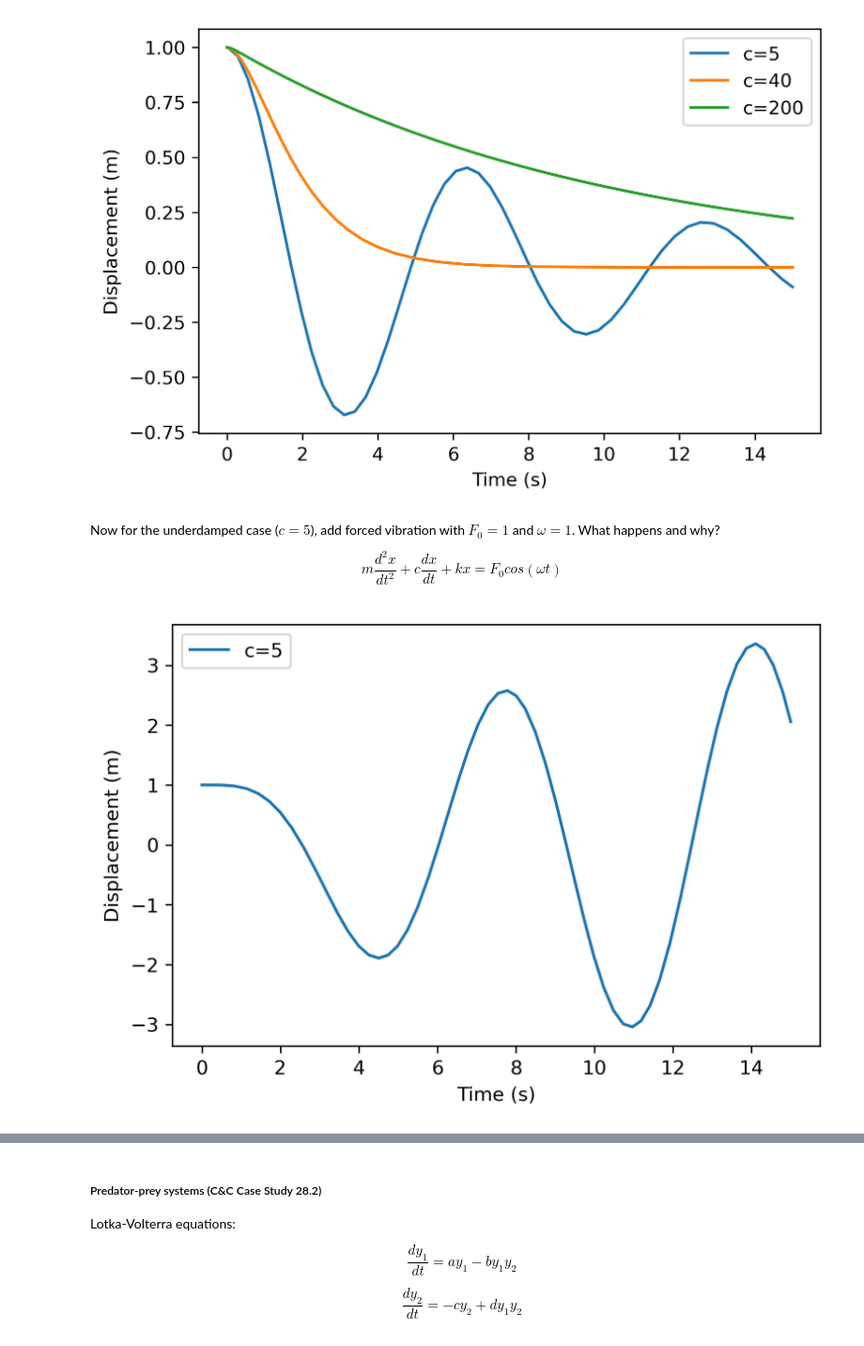
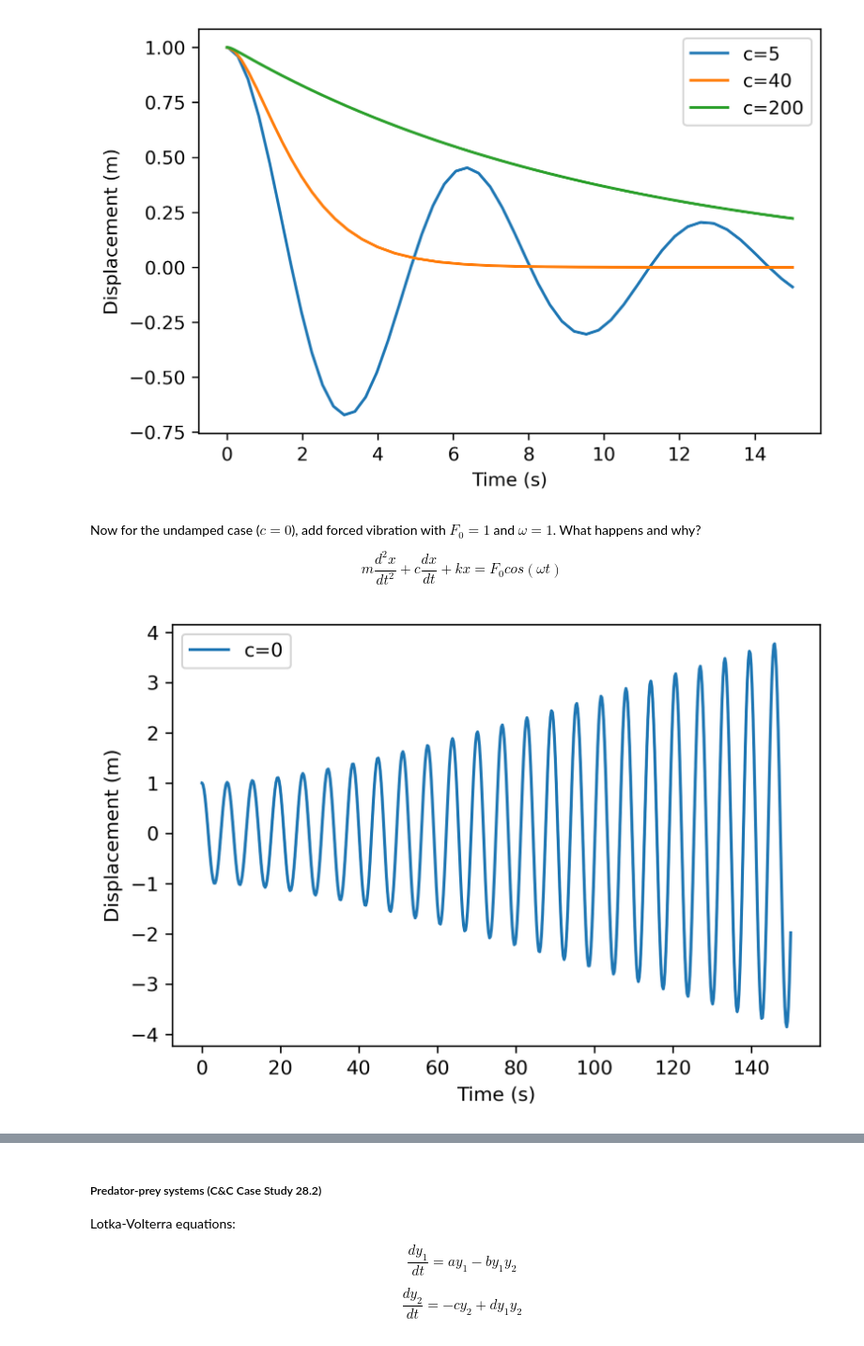
Before and after one commit to jdherman/eci115, a Jupyter notebook: L12.ipynb, the cells around one changed output, grey strips where cells are left out. Shown at 94% size. Cells and saved outputs as stored; diff of their text form; code cells hidden in the pictures.

```diff
--- a/L12.ipynb
+++ b/L12.ipynb
@@ -96,26 +96,26 @@ plt.show()
 # %% [output]
 [figure]
 # %% [markdown]
-Now for the underdamped case ($c=5$), add forced vibration with $F_0=1$ and $\omega=1$. What happens and why?
+Now for the undamped case ($c=0$), add forced vibration with $F_0=1$ and $\omega=1$. What happens and why?
 
 $$ m \frac{d^2x}{dt^2} + c\frac{dx}{dt} + kx = F_0 cos(\omega t)$$
 # %%
 F0 = 1
 w = 1
-c = 5
+c = 0
 
 def dydt(t,y):
-    return [y[1], F0*np.cos(w*t) -(c/m)*y[1] - (k/m)*y[0]]
+    return [y[1], (1/m)*F0*np.cos(w*t) -(c/m)*y[1] - (k/m)*y[0]]
 
 sol = scipy.integrate.solve_ivp(dydt,
-                                t_span=[0, 15],
+                                t_span=[0, 150],
                                 y0=[1, 0],
                                 rtol=1e-6)
 plt.plot(sol.t, sol.y[0,:], label='c=%d' % c)
 plt.xlabel('Time (s)')
 plt.ylabel('Displacement (m)')
 plt.legend()
 plt.show()
 # %% [output]
-[figure, old version]
+[figure, new version]
 # %% [markdown]
```
Also changed, not shown: parts of 2 cells of this notebook.
